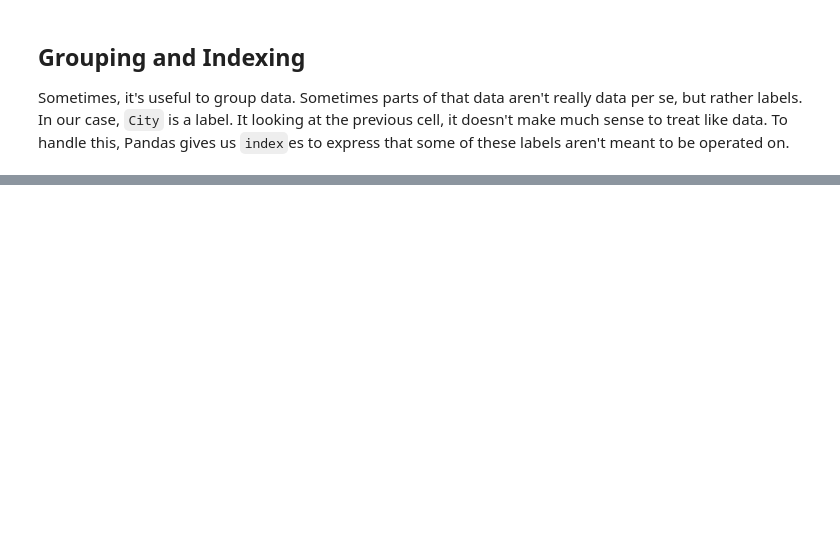
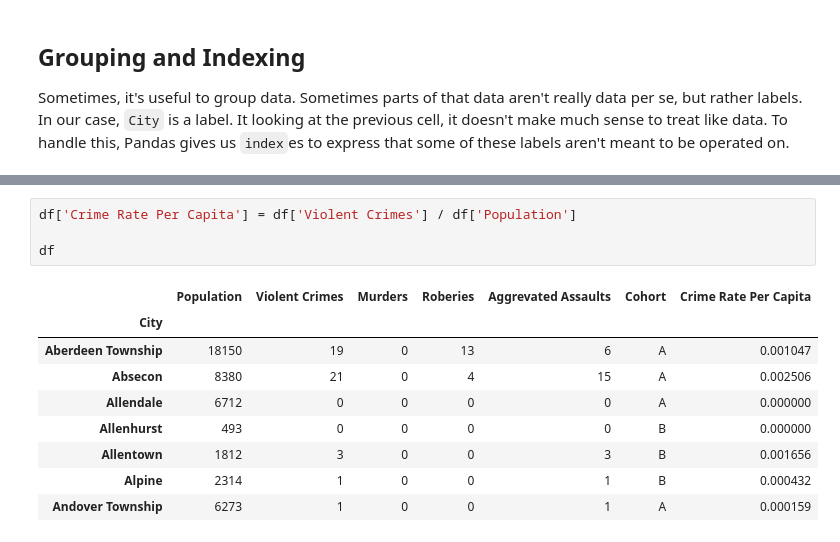
Before and after one commit to bstempi/sjpwdg-pandas-presentation, a Jupyter notebook: 03_common_dataframe_operations.ipynb, the cells around one changed output, grey strips where cells are left out. Drawn from its saved outputs; the diff is of its cells as text; blank space fills up the shorter version.

```diff
--- a/03_common_dataframe_operations.ipynb
+++ b/03_common_dataframe_operations.ipynb
@@ -51,0 +104,14 @@ cohort_df.plot(kind='bar')
+# %%
+df['Crime Rate Per Capita'] = df['Violent Crimes'] / df['Population']
+
+df
+# %% [output]
+|  | Population | Violent Crimes | Murders | Roberies | Aggrevated Assaults | Cohort | Crime Rate Per Capita |
+| City |  |  |  |  |  |  |  |
+| Aberdeen Township | 18150 | 19 | 0 | 13 | 6 | A | 0.001047 |
+| Absecon | 8380 | 21 | 0 | 4 | 15 | A | 0.002506 |
+| Allendale | 6712 | 0 | 0 | 0 | 0 | A | 0.000000 |
+| Allenhurst | 493 | 0 | 0 | 0 | 0 | B | 0.000000 |
+| Allentown | 1812 | 3 | 0 | 0 | 3 | B | 0.001656 |
+| Alpine | 2314 | 1 | 0 | 0 | 1 | B | 0.000432 |
+| Andover Township | 6273 | 1 | 0 | 0 | 1 | A | 0.000159 |
```
Also changed, not shown: parts of 10 cells of this notebook, 5 other files.
